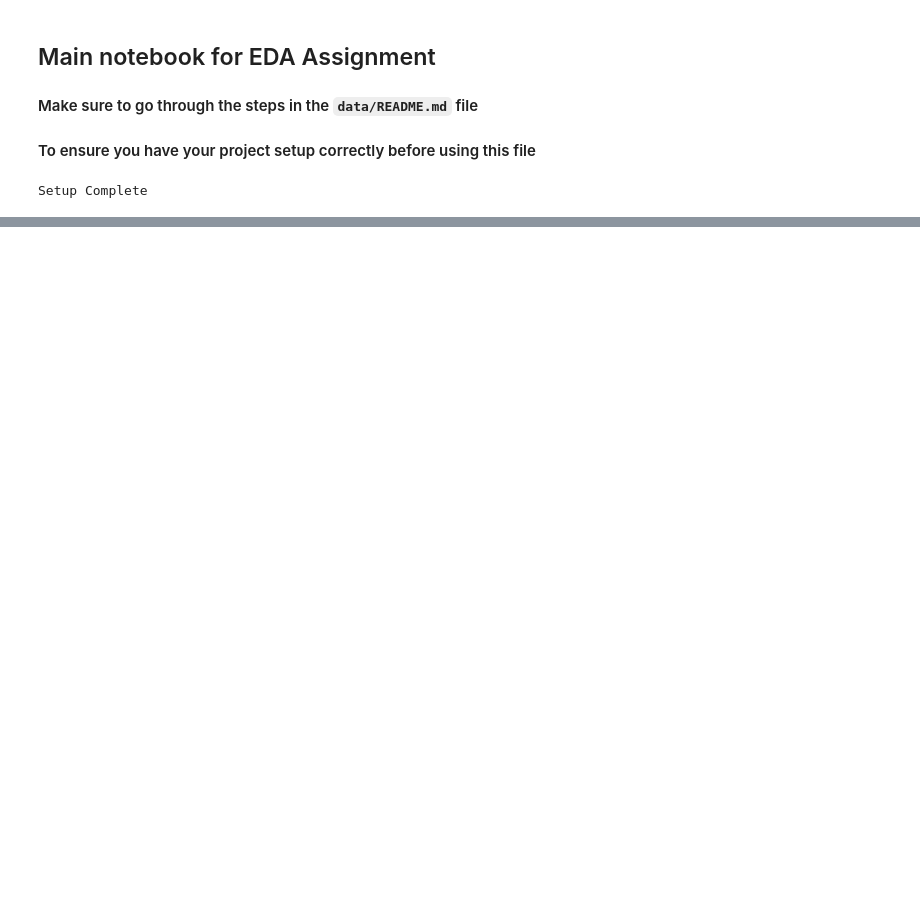
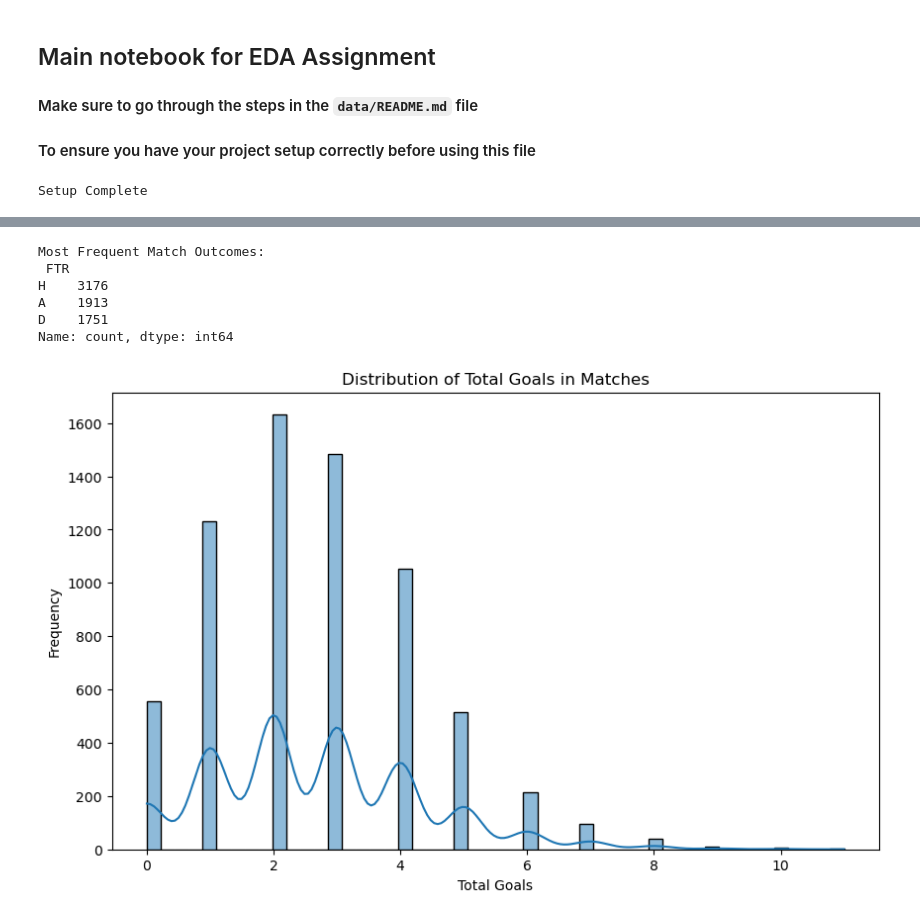
Before and after one commit to kadevirgil/CS4580_EDA, a Jupyter notebook: main.ipynb, the cells around one changed output, grey strips where cells are left out. Saved outputs shown, nothing was run; the diff lists cells and outputs as text; code cells hidden in the pictures; blank space fills up the shorter version.

```diff
--- a/main.ipynb
+++ b/main.ipynb
@@ -63,0 +67,22 @@ results_data.head()
+# %%
+# Load the combined match results data
+results_data = pd.read_csv('data/all_match_results.csv')
+
+# 1. Top Scoring Teams
+# Please include the number of games played by each team
+home_goals = results_data.groupby('HomeTeam')['FTHG'].sum()
+away_goals = results_data.groupby('AwayTeam')['FTAG'].sum()
+total_goals = home_goals + away_goals
+
+# Calculate the number of games played by each team
+home_games = results_data['HomeTeam'].value_counts()
+away_games = results_data['AwayTeam'].value_counts()
+total_games = home_games.add(away_games, fill_value=0)
+
+# Combine goals and games played into a DataFrame
+top_scoring_teams = pd.DataFrame({'Goals': total_goals, 'Games': total_games})
+
+# Sort by goals scored
+top_scoring_teams = top_scoring_teams.sort_values(by='Goals', ascending=True).head(30)
+
+print("Top Scoring Teams:\n", top_scoring_teams)
@@ -63,0 +156,21 @@ results_data.head()
+# %%
+# 3. Most Frequent Match Outcomes
+match_outcomes = results_data['FTR'].value_counts()
+print("Most Frequent Match Outcomes:\n", match_outcomes)
+# %% [output]
+Most Frequent Match Outcomes:
+ FTR
+H    3176
+A    1913
+D    1751
+Name: count, dtype: int64
+# %%
+# 4. Goals Distribution
+plt.figure(figsize=(10, 6))
+sns.histplot(results_data['FTHG'] + results_data['FTAG'], bins=50, kde=True)
+plt.title('Distribution of Total Goals in Matches')
+plt.xlabel('Total Goals')
+plt.ylabel('Frequency')
+plt.show()
+# %% [output]
+[figure, added]
```
Also changed, not shown: parts of 10 cells of this notebook.
